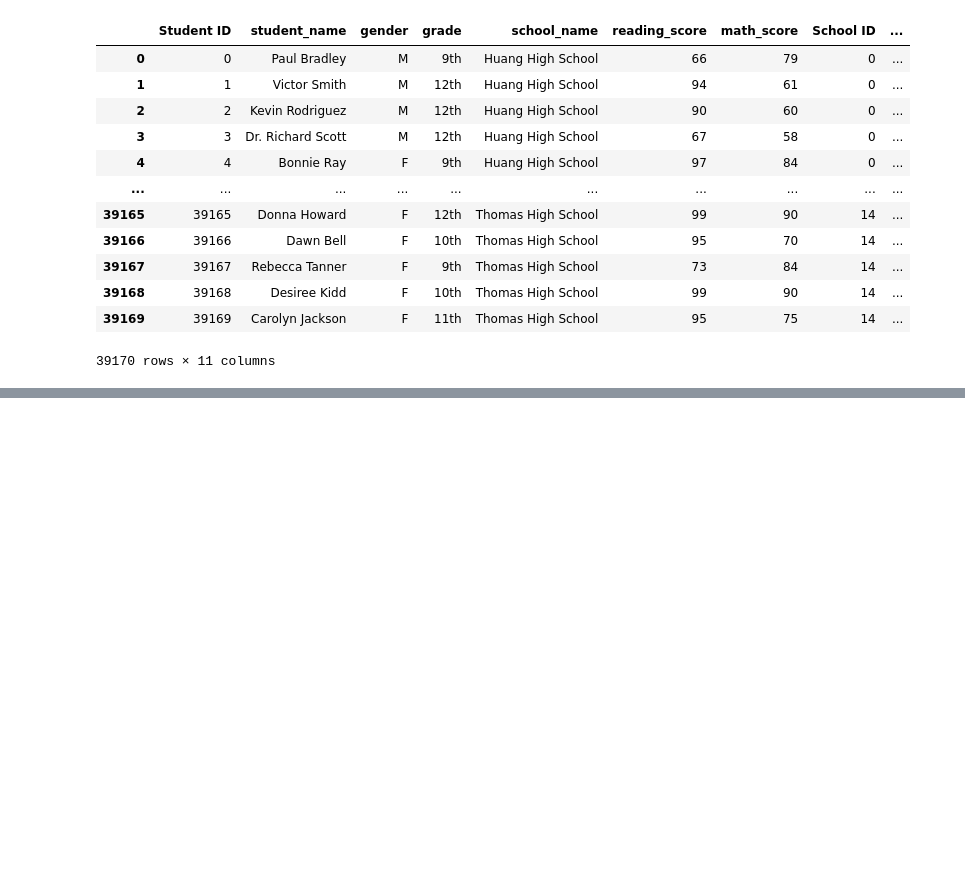
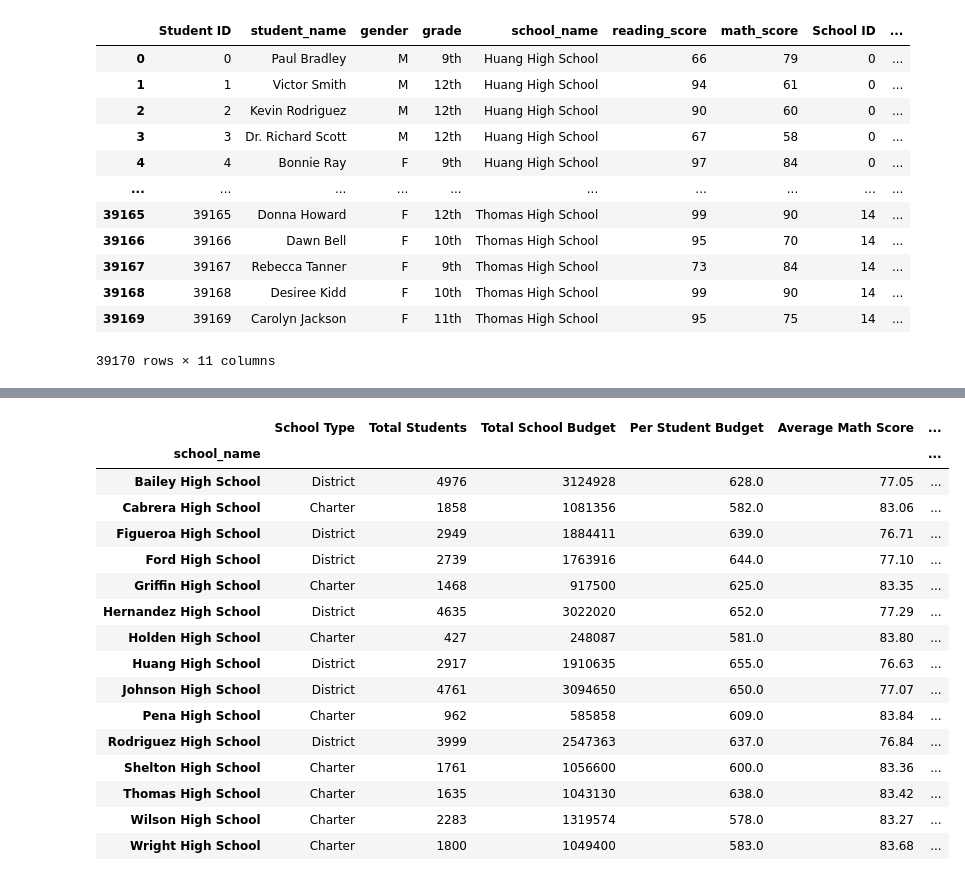
Before and after one commit to kellyshull/pandas-challenge, a Jupyter notebook: PyCitySchools/PyCity_homework.ipynb, the cells around one changed output, grey strips where cells are left out. Drawn from its saved outputs; the diff is of its cells as text; code cells hidden in the pictures; blank space fills up the shorter version.

Commit message:
modified:   PyCitySchools/.ipynb_checkpoints/PyCity_homework-checkpoint.ipynb 	modified:   PyCitySchools/PyCitySchools_starter.ipynb     modified:   PyCitySchools/PyCity_homework.ipynb

```diff
--- a/PyCitySchools/PyCity_homework.ipynb
+++ b/PyCitySchools/PyCity_homework.ipynb
@@ -51,0 +64,33 @@ dist_pass_math =
+# %%
+#School Summary (DO NOT OVERWRITE PREVIOUSLY CREATED DATAFRAMES)
+#FORMAT FOR VARIABLES: school_summ_students
+#do a groupby('school_name') to start the process
+
+school_summ_group = school_data_complete.groupby(['school_name'])
+
+#school type
+#https://pandas.pydata.org/pandas-docs/stable/reference/api/pandas.core.groupby.GroupBy.first.html .first() returns series
+school_summ_type = school_summ_group['type'].first()
+
+#total students use ['Student ID'] .size() this returns number of rows by group
+#https://pandas.pydata.org/pandas-docs/stable/reference/api/pandas.core.groupby.GroupBy.size.html
+school_summ_students = school_summ_group.size()
+
+#Total budget
+school_summ_budget = school_summ_group['budget'].first()
+
+#per student budget
+school_summ_budget_student = school_summ_budget / school_summ_students
+
+#average scores in math and reading use round( , 2)
+school_math_score = round(school_summ_group['math_score'].mean(), 2)
+school_reading_score = round(school_summ_group['reading_score'].mean(), 2)
+
+#number passing and percentage passing math and reading refer to district df above need to groupby name in congunction with all scores
+school_num_math = school_data_complete[school_data_complete['math_score'] >= 70].groupby(['school_name']).size()
+school_perc_math = round((school_num_math / school_summ_students) * 100, 2)
+school_num_reading = school_data_complete[school_data_complete['reading_score'] >= 70].groupby(['school_name']).size()
+school_perc_reading = round((school_num_reading / school_summ_students) * 100, 2)
+
+#school overall passing rate is average of school_perc_math and perc_reading respectively
+school_overall_pass = round((school_perc_math + school_perc_reading) / 2, 2)
@@ -51,0 +115,29 @@ dist_pass_math =
+# %%
+#put all the school data into a dataframe
+#bug fixing: do not include the school_name in the dataframe it is already grouped by this
+#bug fixing: do not forget the , after the last set in the df
+#bug fixing: no need to include index=[0]
+school_summary_df = pd.DataFrame({"School Type":school_summ_type,
+                                 "Total Students":school_summ_students, "Total School Budget":school_summ_budget,
+                                 "Per Student Budget":school_summ_budget_student, "Average Math Score":school_math_score,
+                                 "Average Reading Score":school_reading_score, "Percent Passing Math":school_perc_math,
+                                 "Pecent Passing Reading":school_perc_reading, "Overall Passing Rate":school_overall_pass,})
+school_summary_df
+# %% [output]
+|  | School Type | Total Students | Total School Budget | Per Student Budget | Average Math Score | ... |
+| school_name |  |  |  |  |  | ... |
+| Bailey High School | District | 4976 | 3124928 | 628.0 | 77.05 | ... |
+| Cabrera High School | Charter | 1858 | 1081356 | 582.0 | 83.06 | ... |
+| Figueroa High School | District | 2949 | 1884411 | 639.0 | 76.71 | ... |
+| Ford High School | District | 2739 | 1763916 | 644.0 | 77.10 | ... |
+| Griffin High School | Charter | 1468 | 917500 | 625.0 | 83.35 | ... |
+| Hernandez High School | District | 4635 | 3022020 | 652.0 | 77.29 | ... |
+| Holden High School | Charter | 427 | 248087 | 581.0 | 83.80 | ... |
+| Huang High School | District | 2917 | 1910635 | 655.0 | 76.63 | ... |
+| Johnson High School | District | 4761 | 3094650 | 650.0 | 77.07 | ... |
+| Pena High School | Charter | 962 | 585858 | 609.0 | 83.84 | ... |
+| Rodriguez High School | District | 3999 | 2547363 | 637.0 | 76.84 | ... |
+| Shelton High School | Charter | 1761 | 1056600 | 600.0 | 83.36 | ... |
+| Thomas High School | Charter | 1635 | 1043130 | 638.0 | 83.42 | ... |
+| Wilson High School | Charter | 2283 | 1319574 | 578.0 | 83.27 | ... |
+| Wright High School | Charter | 1800 | 1049400 | 583.0 | 83.68 | ... |
```
Also changed, not shown: parts of 6 cells of this notebook.
